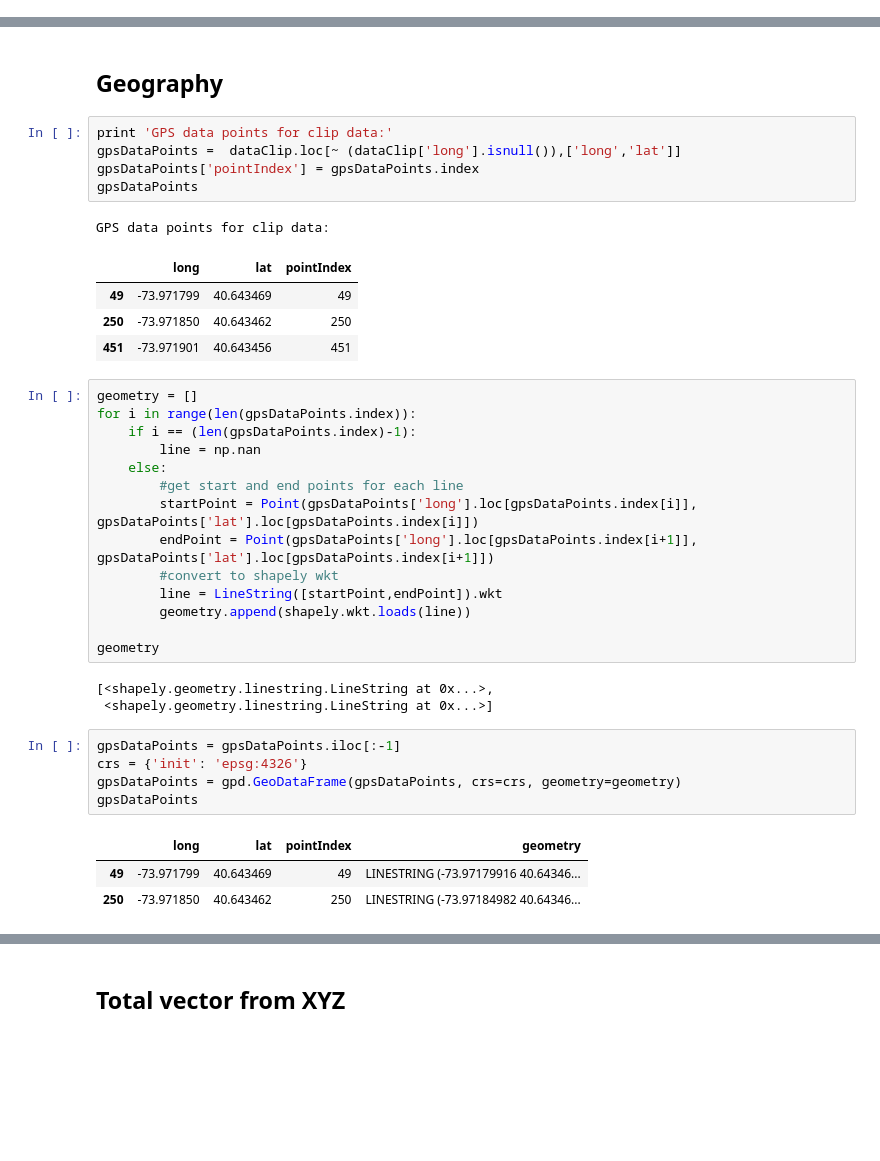
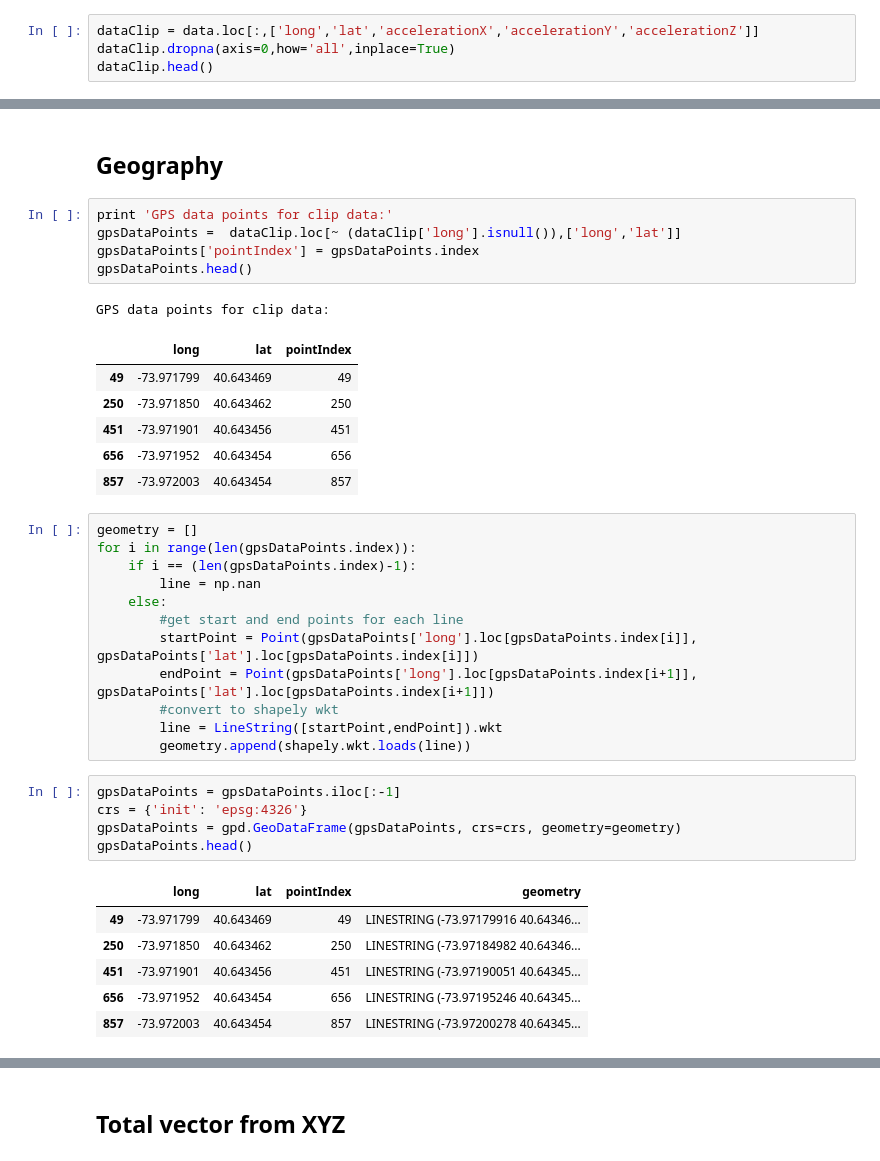
Before and after one commit to alephcero/OSCstats, a Jupyter notebook: loadOSCdata.ipynb, the cells around one changed output, grey strips where cells are left out. Cells and saved outputs as stored; diff of their text form; blank space fills up the shorter version.

```diff
--- a/loadOSCdata.ipynb
+++ b/loadOSCdata.ipynb
@@ -96,0 +90,4 @@ dataClip.head()
+# %%
+dataClip = data.loc[:,['long','lat','accelerationX','accelerationY','accelerationZ']]
+dataClip.dropna(axis=0,how='all',inplace=True)
+dataClip.head()
@@ -100,13 +104,15 @@ dataClip.head()
 print 'GPS data points for clip data:'
 gpsDataPoints =  dataClip.loc[~ (dataClip['long'].isnull()),['long','lat']]
 gpsDataPoints['pointIndex'] = gpsDataPoints.index
-gpsDataPoints
+gpsDataPoints.head()
 # %% [output]
 GPS data points for clip data:
 |  | long | lat | pointIndex |
 | 49 | -73.971799 | 40.643469 | 49 |
 | 250 | -73.971850 | 40.643462 | 250 |
 | 451 | -73.971901 | 40.643456 | 451 |
+| 656 | -73.971952 | 40.643454 | 656 |
+| 857 | -73.972003 | 40.643454 | 857 |
 # %%
 geometry = []
 for i in range(len(gpsDataPoints.index)):
@@ -119,17 +125,15 @@ for i in range(len(gpsDataPoints.index)):
         #convert to shapely wkt
         line = LineString([startPoint,endPoint]).wkt
         geometry.append(shapely.wkt.loads(line))
-
-geometry
-# %% [output]
-[<shapely.geometry.linestring.LineString at 0x...>,
- <shapely.geometry.linestring.LineString at 0x...>]
 # %%
 gpsDataPoints = gpsDataPoints.iloc[:-1]
 crs = {'init': 'epsg:4326'}
 gpsDataPoints = gpd.GeoDataFrame(gpsDataPoints, crs=crs, geometry=geometry)
-gpsDataPoints
+gpsDataPoints.head()
 # %% [output]
 |  | long | lat | pointIndex | geometry |
 | 49 | -73.971799 | 40.643469 | 49 | LINESTRING (-73.97179916 40.64346... |
 | 250 | -73.971850 | 40.643462 | 250 | LINESTRING (-73.97184982 40.64346... |
+| 451 | -73.971901 | 40.643456 | 451 | LINESTRING (-73.97190051 40.64345... |
+| 656 | -73.971952 | 40.643454 | 656 | LINESTRING (-73.97195246 40.64345... |
+| 857 | -73.972003 | 40.643454 | 857 | LINESTRING (-73.97200278 40.64345... |
```
Also changed, not shown: parts of 13 cells of this notebook.
